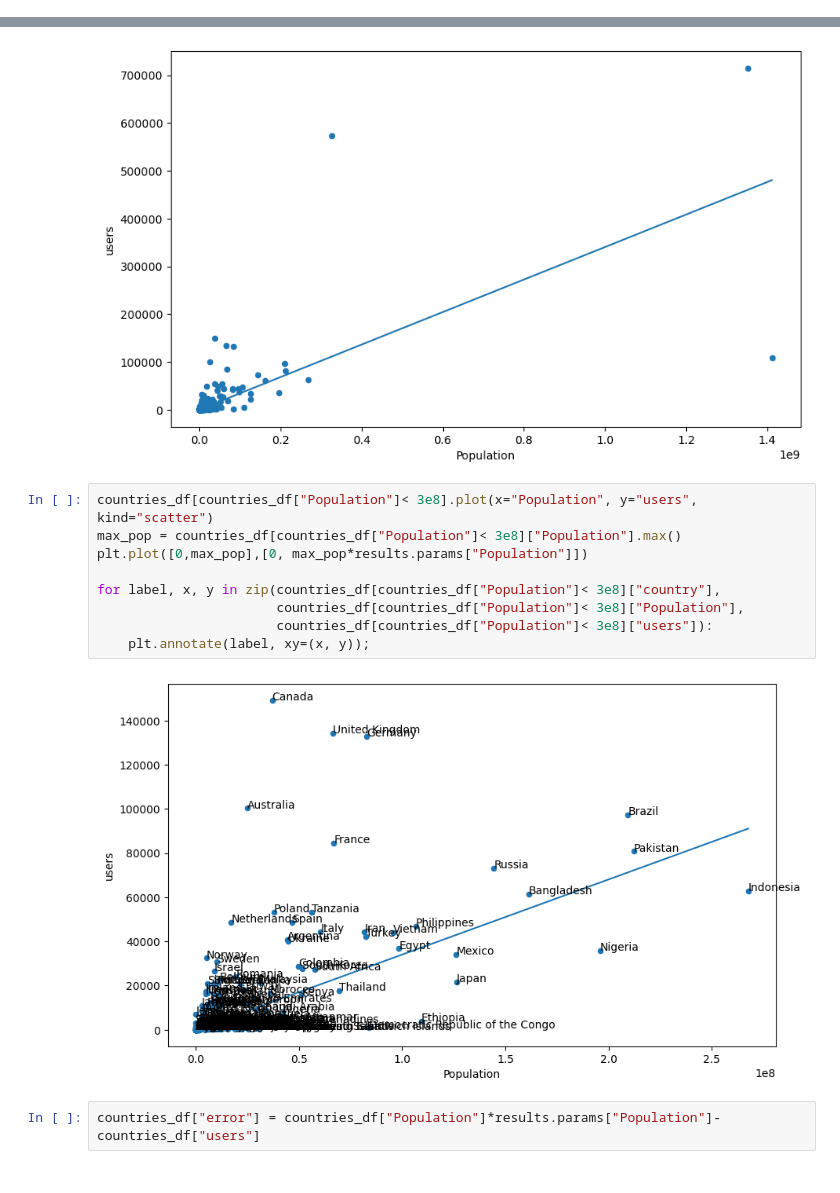
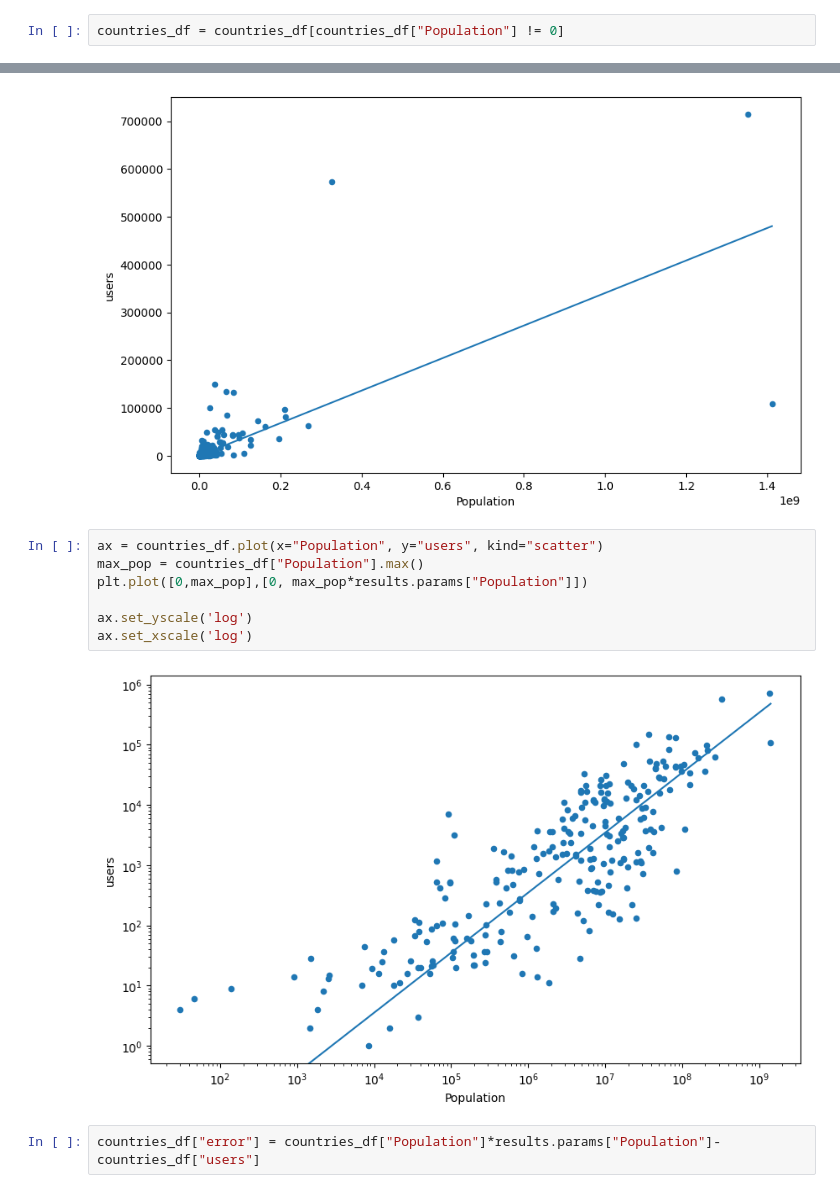
Before and after one commit to flopezd/so_q_recom, a Jupyter notebook: notebooks/eda/country_dist.ipynb, the cells around one changed output, grey strips where cells are left out. Cells and saved outputs as stored; diff of their text form.

Commit message:
update country distribution regression and extract post text

```diff
--- a/notebooks/eda/country_dist.ipynb
+++ b/notebooks/eda/country_dist.ipynb
@@ -34,0 +37,2 @@ countries_df.plot(x="Population", y="users", kind="scatter")
+# %%
+countries_df = countries_df[countries_df["Population"] != 0]
@@ -66,16 +85,14 @@ plt.plot([0,max_pop],[0, max_pop*results.params["Population"]]);
 # %% [output]
 [figure]
 # %%
-countries_df[countries_df["Population"]< 3e8].plot(x="Population", y="users", kind="scatter")
-max_pop = countries_df[countries_df["Population"]< 3e8]["Population"].max()
+ax = countries_df.plot(x="Population", y="users", kind="scatter")
+max_pop = countries_df["Population"].max()
 plt.plot([0,max_pop],[0, max_pop*results.params["Population"]])
 
-for label, x, y in zip(countries_df[countries_df["Population"]< 3e8]["country"],
-                       countries_df[countries_df["Population"]< 3e8]["Population"],
-                       countries_df[countries_df["Population"]< 3e8]["users"]):
-    plt.annotate(label, xy=(x, y));
+ax.set_yscale('log')
+ax.set_xscale('log')
 # %% [output]
-[figure, old version]
+[figure, new version]
 # %%
 countries_df["error"] = countries_df["Population"]*results.params["Population"]-countries_df["users"]
 # %%
```
Also changed, not shown: parts of 11 cells of this notebook, 3 other files.
